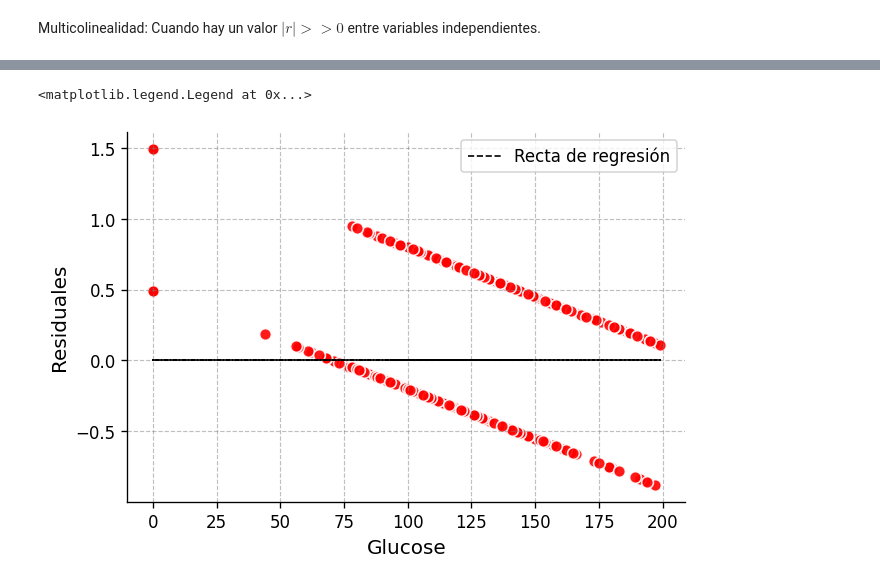
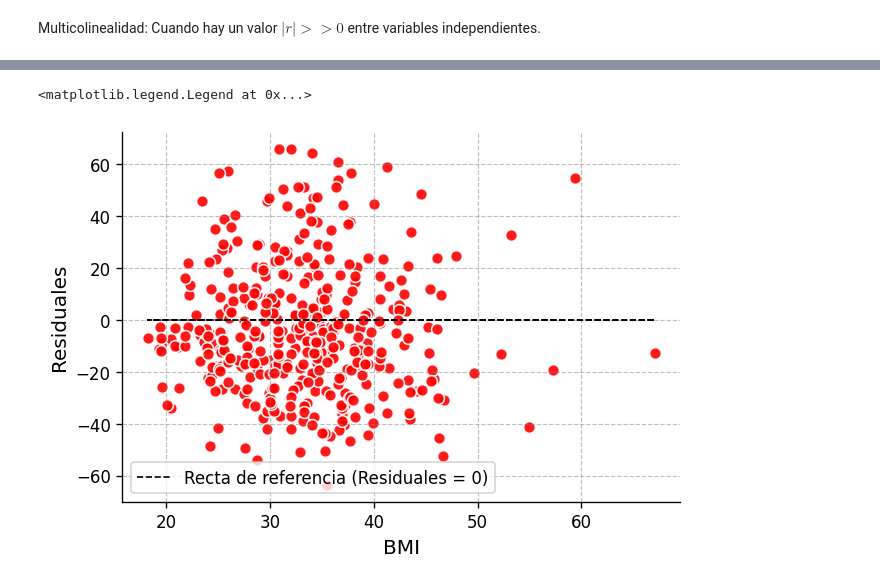
Before and after one commit to maria00med/EstadisticaVerano2026, a Jupyter notebook: Examen_Práctico.ipynb, the cells around one changed output, grey strips where cells are left out. Drawn from its saved outputs; the diff is of its cells as text; code cells hidden in the pictures.

```diff
--- a/Examen_Práctico.ipynb
+++ b/Examen_Práctico.ipynb
@@ -283,5 +323,8 @@ Y = df["Outcome"]
+# %%
+y = df['Glucose']
+x = df[['BMI', 'Age', 'BloodPressure', 'Insulin', 'Pregnancies']]
 # %%
 import statsmodels.api as sm
-x_constante = sm.add_constant(X)
-modelo = sm.OLS(Y, x_constante).fit()
+x_constante = sm.add_constant(x)
+modelo = sm.OLS(y, x_constante).fit()
 y_calculada = modelo.predict(x_constante)
@@ -296,0 +331,26 @@ Coeficiente de determinación:  21.77%
+# %%
+import numpy as np
+
+# Reemplazamos los ceros clínicamente imposibles por valores nulos
+columnas_con_ceros = ['Glucose', 'BMI', 'BloodPressure', 'Insulin']
+df[columnas_con_ceros] = df[columnas_con_ceros].replace(0, np.nan)
+
+# Eliminamos las filas con esos datos vacíos
+df_limpio = df.dropna(subset=columnas_con_ceros)
+
+# Ahora definimos las variables usando la tabla limpia (df_limpio)
+y = df_limpio['Glucose']
+x = df_limpio[['BMI', 'Age', 'BloodPressure', 'Insulin', 'Pregnancies']]
+# %%
+from sklearn.metrics import r2_score
+import statsmodels.api as sm
+
+# Recalcular x_constante con los datos 'x' actuales (limpios)
+x_constante_nuevo = sm.add_constant(x)
+
+# Recalcular y_calculada usando el modelo existente con el nuevo x_constante
+y_calculada_nuevo = modelo.predict(x_constante_nuevo)
+
+r2 = r2_score(y, y_calculada_nuevo)
+
+print(f"Coeficiente de determinación: {r2: 0.2%}")
@@ -364,6 +435,9 @@ residuales = modelo.resid
 # %%
 # Importamos la librería matplotlib.pyplot y le damos el pseudónimo plt
 import matplotlib.pyplot as plt
+
+# Recalcular residuales_nuevo usando las variables limpias (y y y_calculada_nuevo)
+residuales_nuevo = y - y_calculada_nuevo
 
 # Configuración general del gráfico
 plt.figure(
@@ -373,7 +447,7 @@ plt.figure(
 
 # Gráfico de dispersión
 plt.scatter(
-    X, residuales,      # <--------------------------------------------------------
+    x['BMI'], residuales_nuevo,      # Usamos x['BMI'] y los nuevos residuales
     marker="o",       # forma: googlear "matplotlib.markers"
     color='red',     # color de los puntos
     edgecolor='white',    # borde de los puntos
@@ -382,50 +456,51 @@ plt.scatter(
 )
 
 # Gráfico de línea
+# La línea de referencia para los residuales debería estar en 0
 plt.plot(
-    X, y_calculada * 0,
+    x['BMI'], [0] * len(residuales_nuevo),
     color='black',   # color de la línea
     linewidth=1.0,        # grosor de la línea
     linestyle='--',        # estilo de línea
-    label='Recta de regresión'
+    label='Recta de referencia (Residuales = 0)'
 )
 
 # Etiquetas de los ejes
 # eje x
 plt.xlabel(
-    'Glucose', # etiqueta del eje x
+    'BMI', # etiqueta del eje x (Corrected to BMI)
     fontsize=12  # tamaño de fuente
 )
 
 plt.ylabel(
     'Residuales', # etiqueta del eje y
     fontsize=12 # tamaño de fuente
 )
 
 # Fuente de los ticks
 plt.xticks(fontsize=10)
 plt.yticks(fontsize=10)
 
 # Márgenes
 plt.gca().spines['right'].set_visible(False) # derecha
 plt.gca().spines['top'].set_visible(False)   # superior
 
 # Cuadrícula (opcional, pero didáctica)
 plt.grid(
     visible=True,
     linestyle='--',
     linewidth=0.7,
     alpha=0.5,
     color="gray"
 )
 
 plt.legend(
     fontsize=10,
     loc='best'
 )
 # %% [output]
 <matplotlib.legend.Legend at 0x...>
-[figure, old version]
+[figure, new version]
 # %%
 from scipy.stats import shapiro
 import matplotlib.pyplot as plt
```
Also changed, not shown: parts of 20 cells of this notebook.
